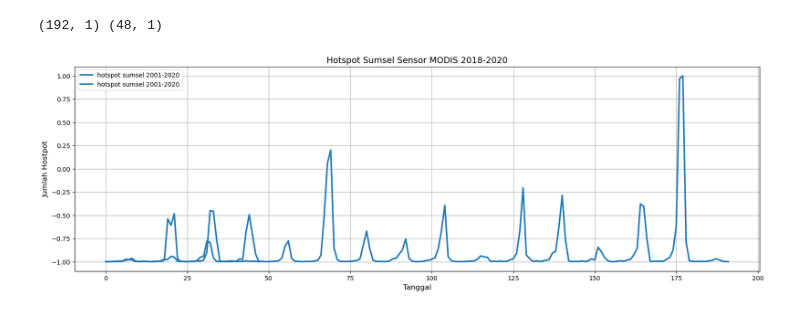
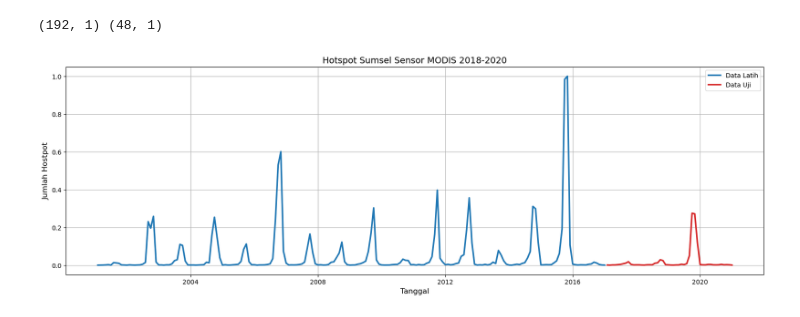
Before and after one commit to kusin/tensorflow-hotspot-v1, a Jupyter notebook: lstm-percobaan1.ipynb, the cells around one changed output. Cells and saved outputs as stored; diff of their text form; code cells hidden in the pictures.

```diff
--- a/lstm-percobaan1.ipynb
+++ b/lstm-percobaan1.ipynb
@@ -156,7 +156,7 @@ array([[ 3],
 - normalisasi data
 # %%
 # normalize features
-scaler = MinMaxScaler(feature_range=(-1, 1))
+scaler = MinMaxScaler(feature_range=(0, 1))
 scaled_data = scaler.fit_transform(np.array(df_sumsel).reshape(-1,1))
 # %%
 np.round(scaled_data[:5],7)
@@ -201,19 +199,19 @@ print(train.shape, test.shape)
 # %%
 # membuat frame
 fig, ax = plt.subplots(figsize = (20,6))
 
 # membuat time series plot
-ax.plot(train, color="tab:blue", label="hotspot sumsel 2001-2020", linewidth=2.5)
-ax.plot(test, color="tab:blue", label="hotspot sumsel 2001-2020", linewidth=2.5)
+ax.plot(dataset.iloc[0:train_size,0], train, color="tab:blue", label="Data Latih", linewidth=2.5)
+ax.plot(dataset.iloc[train_size:len(df_sumsel),0], test, color="tab:red", label="Data Uji", linewidth=2.5)
 
 # membuat label-label
 ax.set_title("Hotspot Sumsel Sensor MODIS 2018-2020", fontsize=14)
 ax.set_xlabel("Tanggal", fontsize=12)
 ax.set_ylabel("Jumlah Hostpot", fontsize=12)
-ax.legend(loc='best')
+ax.legend(loc="best")
 ax.grid(True)
 
 # menampilkan plot
 plt.show()
 # %% [output]
-[figure, old version]
+[figure, new version]
```
Also changed, not shown: parts of 3 cells of this notebook.
